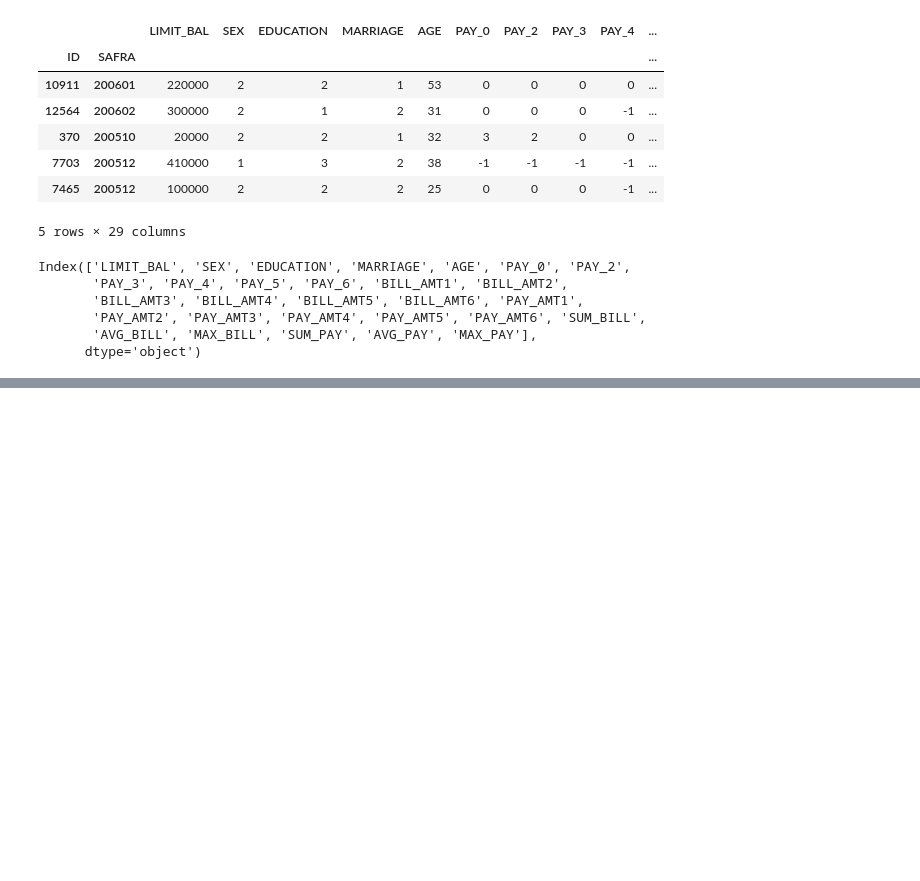
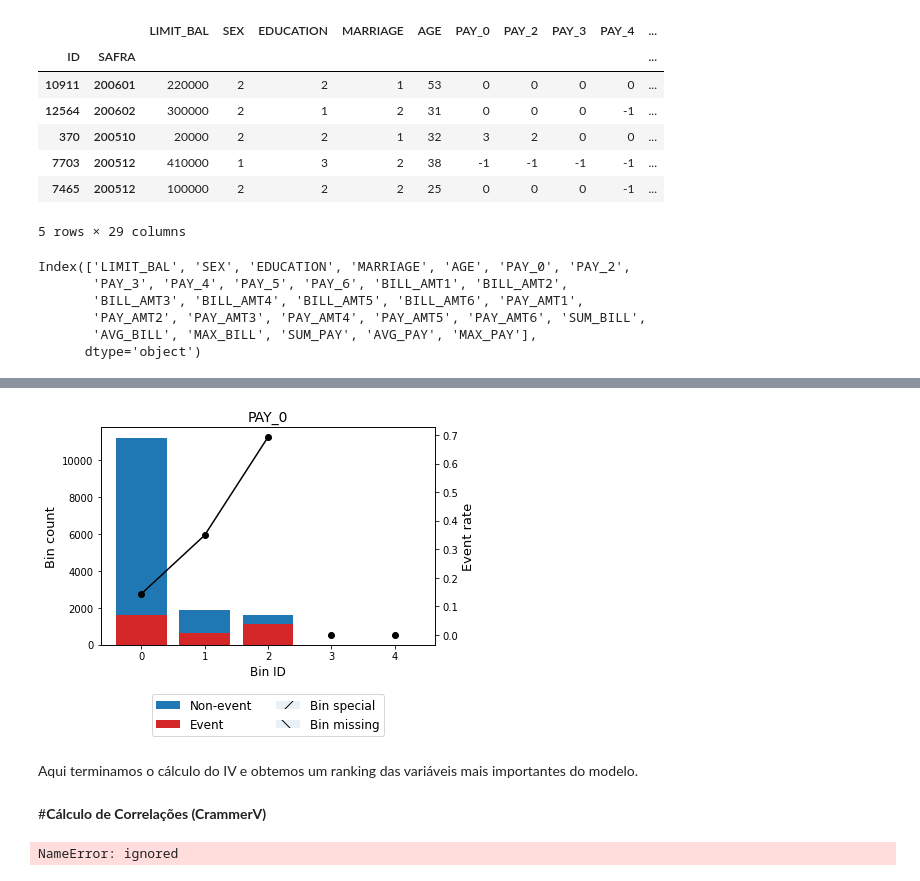
Before and after one commit to Rodrigomoreira-bd/credit_score_python_machine_learning, a Jupyter notebook: CreditScore.ipynb, the cells around one changed output, grey strips where cells are left out. Cells and saved outputs as stored; diff of their text form; code cells hidden in the pictures; blank space fills up the shorter version.

```diff
--- a/CreditScore.ipynb
+++ b/CreditScore.ipynb
@@ -291,10 +303,13 @@ Index(['LIMIT_BAL', 'SEX', 'EDUCATION', 'MARRIAGE', 'AGE', 'PAY_0', 'PAY_2',
        'AVG_BILL', 'MAX_BILL', 'SUM_PAY', 'AVG_PAY', 'MAX_PAY'],
       dtype='object')
 # %%
-#criando uma coluna com o nome das variáveis do dataset para passar como parâmetro dentro da função
+#informando dentro da função binning quais os nomes das  variáveis que o data set possui
 variable_names = ['LIMIT_BAL', 'SEX', 'EDUCATION', 'MARRIAGE', 'AGE', 'PAY_0', 'PAY_2',\
        'PAY_3', 'PAY_4', 'PAY_5', 'PAY_6', 'BILL_AMT1', 'BILL_AMT2',\
        'BILL_AMT3', 'BILL_AMT4', 'BILL_AMT5', 'BILL_AMT6', 'PAY_AMT1',\
        'PAY_AMT2', 'PAY_AMT3', 'PAY_AMT4', 'PAY_AMT5', 'PAY_AMT6', 'SUM_BILL',\
-       'AVG_BILL', 'max_BILL', 'SUM_PAY', 'AVG_PAY', 'max_PAY']
-variable_names
+       'AVG_BILL', 'MAX_BILL', 'SUM_PAY', 'AVG_PAY', 'MAX_PAY']
+
+#Definindo as variáveis que serão categóricas
+categorical_variables = [ 'SEX', 'EDUCATION', 'MARRIAGE', 'PAY_0', 'PAY_2',\
+       'PAY_3', 'PAY_4', 'PAY_5', 'PAY_6']
@@ -342,0 +364,4 @@ binning_process.summary().sort_values(by=['iv'], ascending=False)
+# %%
+#passando a variável que se quer analisar é exibido todas as informações de comportamento dela.
+optb = binning_process.get_binned_variable('PAY_0')
+optb.binning_table.build()
@@ -342,0 +376,9 @@ binning_process.summary().sort_values(by=['iv'], ascending=False)
+# %%
+#Tammbém é possível obter esse relatório em gáfico.
+optb.binning_table.plot(metric="event_rate")
+# %% [output]
+[figure, added]
+# %% [markdown]
+Aqui terminamos o cálculo do IV e obtemos um ranking das variáveis mais importantes do modelo.
+# %% [markdown]
+#**Cálculo de Correlações (CrammerV)**
@@ -342,0 +395,5 @@ binning_process.summary().sort_values(by=['iv'], ascending=False)
+# %%
+#cálculo de correlação entre o valor do credito solicitado e a escolaridade.
+cramers_v(pd.crosstab(x_train_transf['LIMIT_BAL'],x_train_transf['EDUCATION']))
+# %% [output]
+NameError: ignored
```
Also changed, not shown: parts of 19 cells of this notebook.
